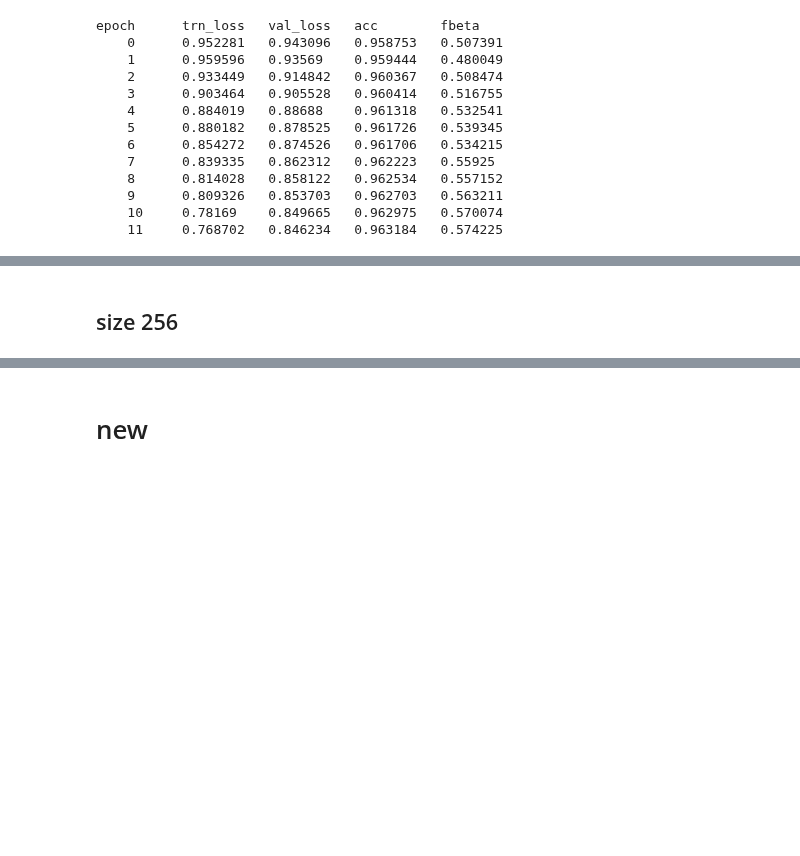
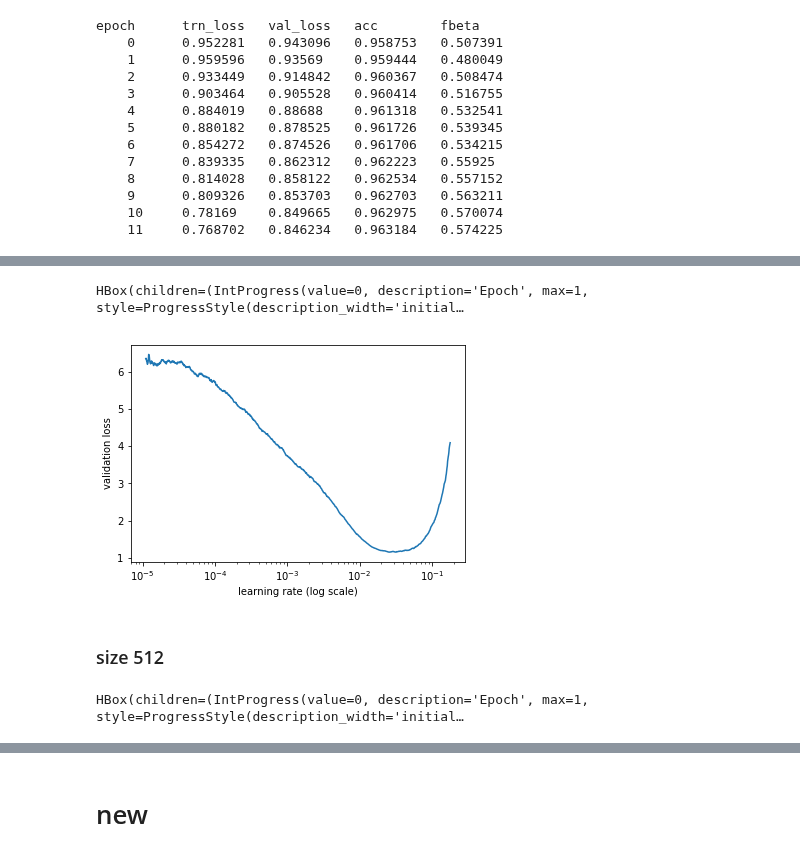
Before and after one commit to ChristophNeuner/human-protein-atlas-image-classification, a Jupyter notebook: fastaiV07.ipynb, the cells around one changed output, grey strips where cells are left out. Saved outputs shown, nothing was run; the diff lists cells and outputs as text; code cells hidden in the pictures; blank space fills up the shorter version.

```diff
--- a/fastaiV07.ipynb
+++ b/fastaiV07.ipynb
@@ -895,3 +899,5 @@ lr = xxx
+# %%
+lr = 1e-3
 # %%
 with warnings.catch_warnings():
     warnings.simplefilter("ignore")
@@ -908,5 +930,5 @@ learner.sched.plot()
 # %%
-lrs=np.array([xxx,lr/3,lr])
+lrs=np.array([1e-4,lr/5,lr/3])
 # %%
 with warnings.catch_warnings():
     warnings.simplefilter("ignore")
@@ -915,0 +959,22 @@ learner.save('resnet34-e2')
+# %%
+sz = 256 #image size
+bs = 64 #batch size
+md = get_data(sz,bs)
+if(arch in [inception_v3]):
+    learner = ConvLearner.pretrained(arch, md, ps=0.5, xtra_cut=1) #dropout 50%
+else:
+    learner = ConvLearner.pretrained(arch, md, ps=0.5, xtra_cut=0) #dropout 50%
+learner.opt_fn = optim.Adam
+learner.clip = 1.0 #gradient clipping
+learner.crit = FocalLoss()
+learner.metrics = [acc, f1_score_fastai]
+# %%
+learner.load('resnet34-d2')
+# %%
+with warnings.catch_warnings():
+    warnings.simplefilter("ignore")
+    learner.lr_find()
+learner.sched.plot()
+# %% [output]
+HBox(children=(IntProgress(value=0, description='Epoch', max=1, style=ProgressStyle(description_width='initial…
+[figure, added]
@@ -916,2 +983,2 @@ learner.save('resnet34-e2')
 # %% [markdown]
-## size 256
+### size 512
@@ -917,0 +997,7 @@ learner.save('resnet34-e2')
+# %%
+with warnings.catch_warnings():
+    warnings.simplefilter("ignore")
+    learner.lr_find()
+learner.sched.plot()
+# %% [output]
+HBox(children=(IntProgress(value=0, description='Epoch', max=1, style=ProgressStyle(description_width='initial…
```
Also changed, not shown: parts of 116 cells of this notebook, 2 other files.
